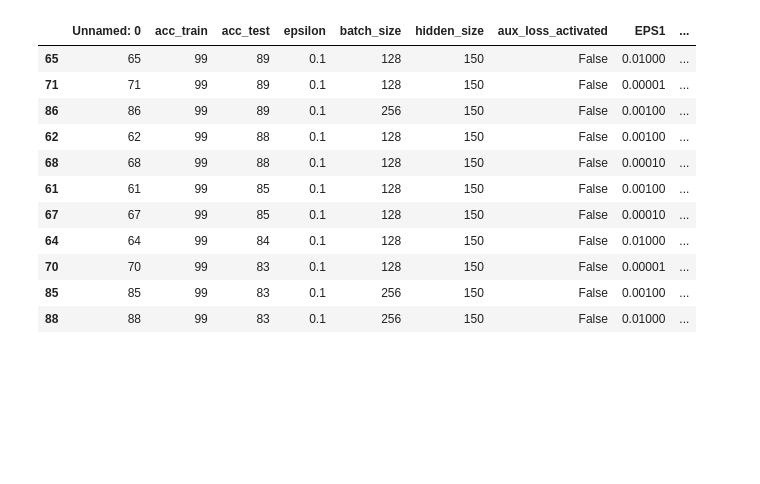
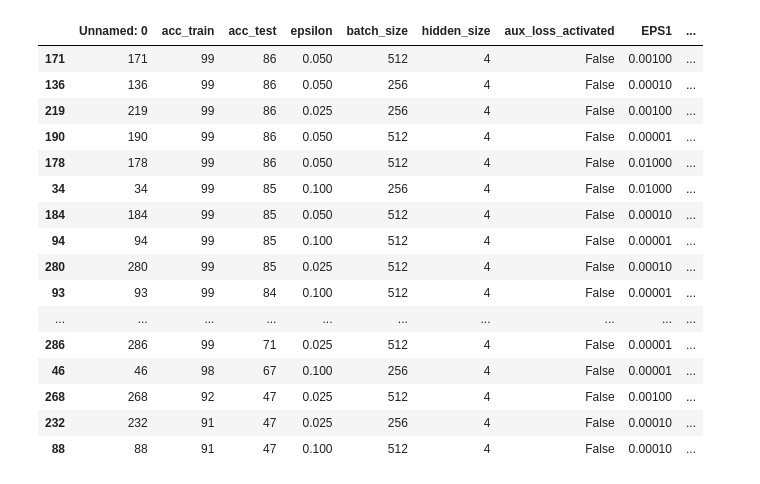
Before and after one commit to frperezgalarce/vs_mlp, a Jupyter notebook: Experiments.ipynb, the cells around one changed output. Cells and saved outputs as stored; diff of their text form; code cells hidden in the pictures; blank space fills up the shorter version.

```diff
--- a/Experiments.ipynb
+++ b/Experiments.ipynb
@@ -5,3 +15,5 @@ import matplotlib.pyplot as plt
 # %%
-data = pd.read_csv("06-04-2021-results.csv")
+data = pd.read_csv("17-04-2021-results.csv")
+# %%
+data =  data[(data.n>10000) & (data.opt!=3)]
 # %%
@@ -35,19 +265,24 @@ data_aux.sort_values('acc_test', ascending=False)
 # %%
-data_non_aux = data[(data.aux_loss_activated==False) & (data.batch_size>64) & (data.n>5000)]
+data_non_aux = data[(data.aux_loss_activated==False) & (data.batch_size>64) & (data.n>10000)]
 data_non_aux.sort_values('acc_test', ascending=False)
 # %% [output]
 |  | Unnamed: 0 | acc_train | acc_test | epsilon | batch_size | hidden_size | aux_loss_activated | EPS1 | ... |
-| 65 | 65 | 99 | 89 | 0.1 | 128 | 150 | False | 0.01000 | ... |
-| 71 | 71 | 99 | 89 | 0.1 | 128 | 150 | False | 0.00001 | ... |
-| 86 | 86 | 99 | 89 | 0.1 | 256 | 150 | False | 0.00100 | ... |
-| 62 | 62 | 99 | 88 | 0.1 | 128 | 150 | False | 0.00100 | ... |
-| 68 | 68 | 99 | 88 | 0.1 | 128 | 150 | False | 0.00010 | ... |
-| 61 | 61 | 99 | 85 | 0.1 | 128 | 150 | False | 0.00100 | ... |
-| 67 | 67 | 99 | 85 | 0.1 | 128 | 150 | False | 0.00010 | ... |
-| 64 | 64 | 99 | 84 | 0.1 | 128 | 150 | False | 0.01000 | ... |
-| 70 | 70 | 99 | 83 | 0.1 | 128 | 150 | False | 0.00001 | ... |
-| 85 | 85 | 99 | 83 | 0.1 | 256 | 150 | False | 0.00100 | ... |
-| 88 | 88 | 99 | 83 | 0.1 | 256 | 150 | False | 0.01000 | ... |
+| 171 | 171 | 99 | 86 | 0.050 | 512 | 4 | False | 0.00100 | ... |
+| 136 | 136 | 99 | 86 | 0.050 | 256 | 4 | False | 0.00010 | ... |
+| 219 | 219 | 99 | 86 | 0.025 | 256 | 4 | False | 0.00100 | ... |
+| 190 | 190 | 99 | 86 | 0.050 | 512 | 4 | False | 0.00001 | ... |
+| 178 | 178 | 99 | 86 | 0.050 | 512 | 4 | False | 0.01000 | ... |
+| 34 | 34 | 99 | 85 | 0.100 | 256 | 4 | False | 0.01000 | ... |
+| 184 | 184 | 99 | 85 | 0.050 | 512 | 4 | False | 0.00010 | ... |
+| 94 | 94 | 99 | 85 | 0.100 | 512 | 4 | False | 0.00001 | ... |
+| 280 | 280 | 99 | 85 | 0.025 | 512 | 4 | False | 0.00010 | ... |
+| 93 | 93 | 99 | 84 | 0.100 | 512 | 4 | False | 0.00001 | ... |
+| ... | ... | ... | ... | ... | ... | ... | ... | ... | ... |
+| 286 | 286 | 99 | 71 | 0.025 | 512 | 4 | False | 0.00001 | ... |
+| 46 | 46 | 98 | 67 | 0.100 | 256 | 4 | False | 0.00001 | ... |
+| 268 | 268 | 92 | 47 | 0.025 | 512 | 4 | False | 0.00100 | ... |
+| 232 | 232 | 91 | 47 | 0.025 | 256 | 4 | False | 0.00010 | ... |
+| 88 | 88 | 91 | 47 | 0.100 | 512 | 4 | False | 0.00010 | ... |
 # %%
 np.round(data_aux.acc_train.mean(),2), np.round(data_aux.acc_test.mean(),2)
 # %% [output]
```
Also changed, not shown: parts of 24 cells of this notebook, 7 other files.
